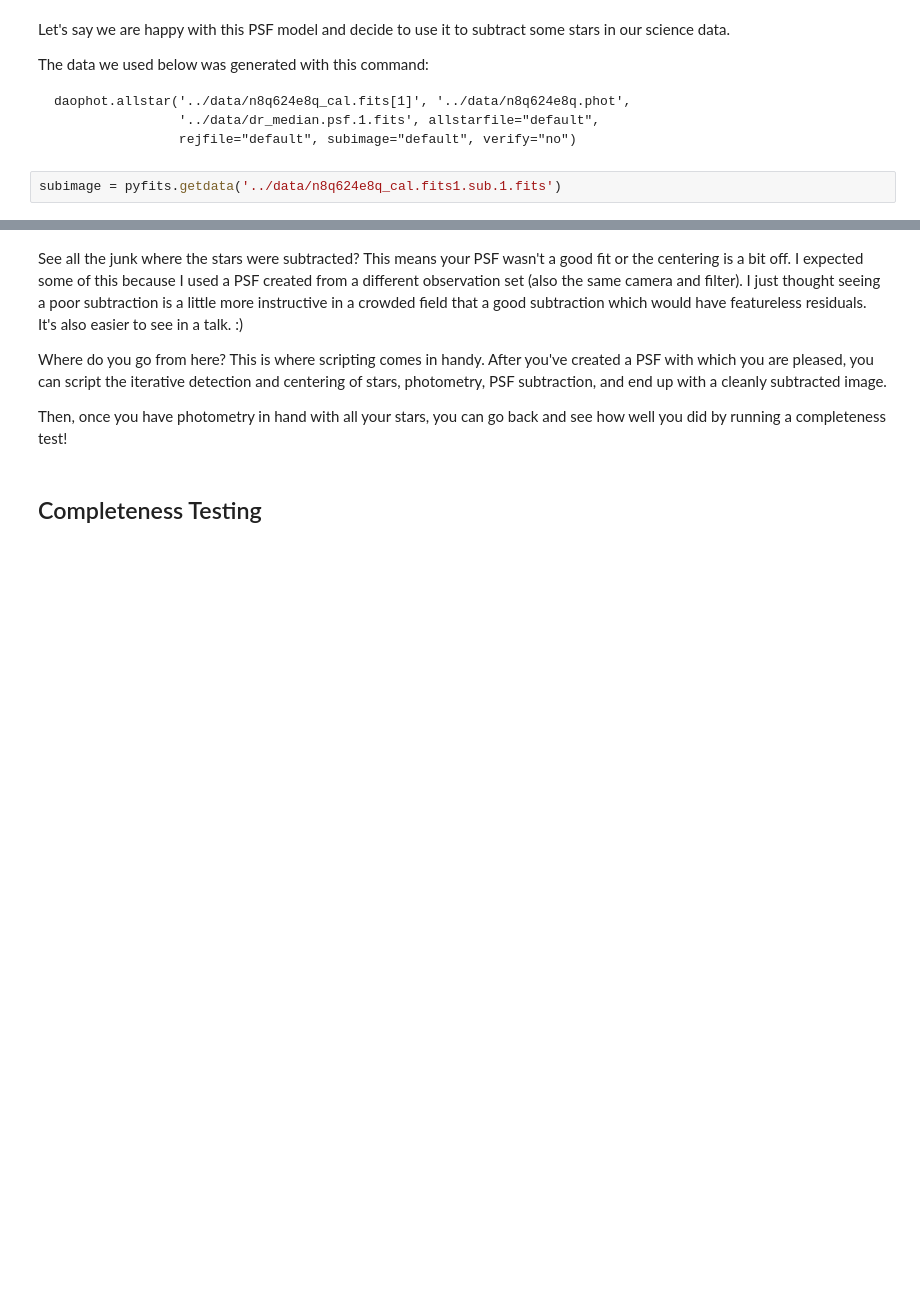
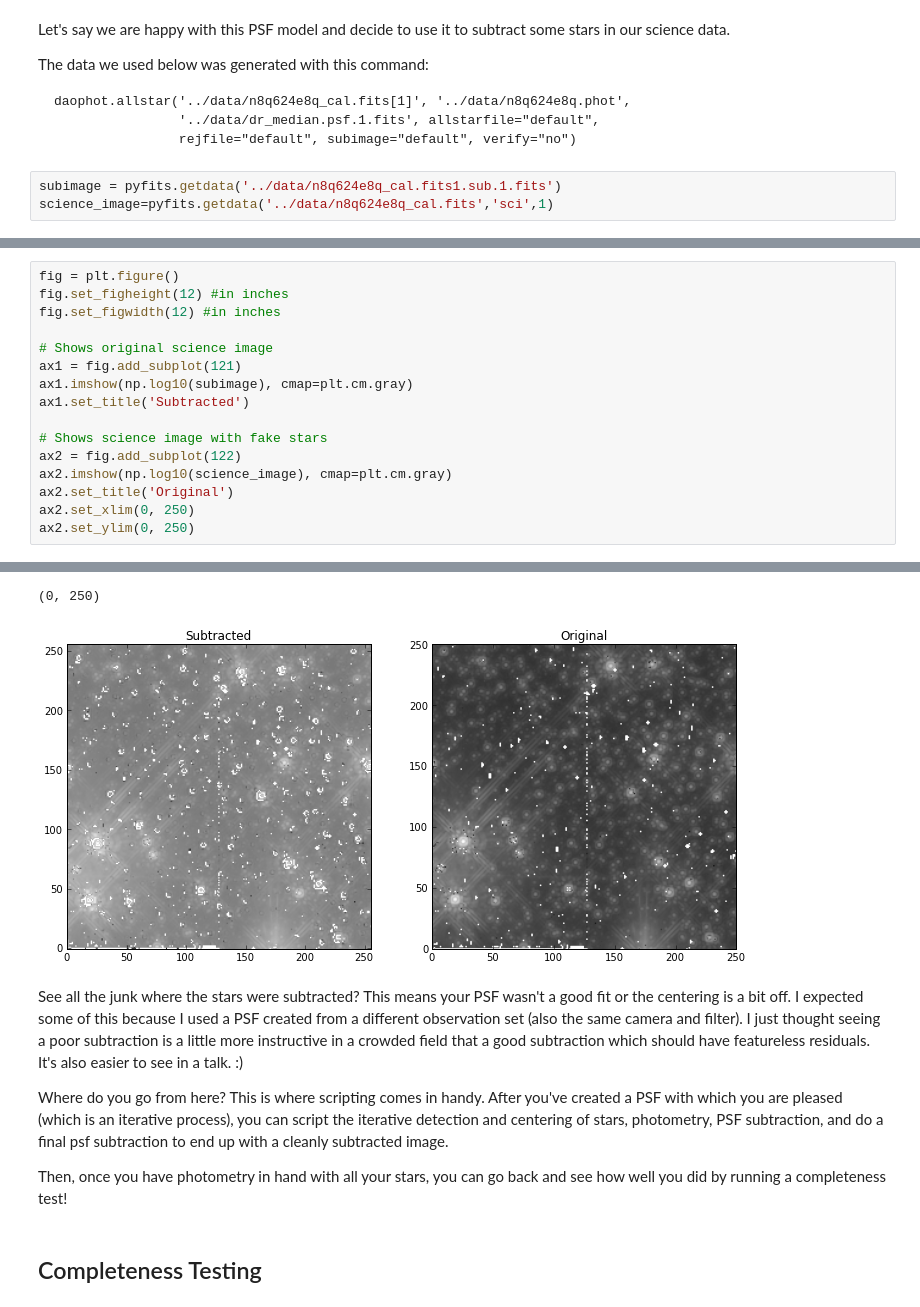
Before and after one commit to spacetelescope/scientific-python-training-2012, a Jupyter notebook: lecture_notebooks/Session4_phot_2.ipynb, the cells around one changed output, grey strips where cells are left out. Drawn from its saved outputs; the diff is of its cells as text; blank space fills up the shorter version.

```diff
--- a/lecture_notebooks/Session4_phot_2.ipynb
+++ b/lecture_notebooks/Session4_phot_2.ipynb
@@ -634,3 +637,4 @@ The data we used below was generated with this command:
                     rejfile="default", subimage="default", verify="no")
 # %%
 subimage = pyfits.getdata('../data/n8q624e8q_cal.fits1.sub.1.fits')
+science_image=pyfits.getdata('../data/n8q624e8q_cal.fits','sci',1)
@@ -643,0 +641,17 @@ WARNING: RuntimeWarning: invalid value encountered in log10 [unknown]
+# %%
+fig = plt.figure()
+fig.set_figheight(12) #in inches
+fig.set_figwidth(12) #in inches
+
+# Shows original science image
+ax1 = fig.add_subplot(121)
+ax1.imshow(np.log10(subimage), cmap=plt.cm.gray)
+ax1.set_title('Subtracted')
+
+# Shows science image with fake stars
+ax2 = fig.add_subplot(122)
+ax2.imshow(np.log10(science_image), cmap=plt.cm.gray)
+ax2.set_title('Original')
+ax2.set_xlim(0, 250)
+ax2.set_ylim(0, 250)
+# %% [output]
@@ -644,11 +662,13 @@ WARNING: RuntimeWarning: invalid value encountered in log10 [unknown]
+(0, 250)
+[figure, added]
 # %% [markdown]
 See all the junk where the stars were subtracted? This means your PSF wasn't a good fit or the centering is a bit off.
 I expected some of this because I used a PSF created from a different observation set (also the same camera and filter).
-I just thought seeing a poor subtraction is a little more instructive in a crowded field that a good subtraction which would have featureless residuals.
+I just thought seeing a poor subtraction is a little more instructive in a crowded field that a good subtraction which should have featureless residuals.
 It's also easier to see in a talk. :)
 
-Where do you go from here?  This is where scripting comes in handy. After you've created a PSF with which you are pleased, you can script
-the iterative detection and centering of stars, photometry, PSF subtraction, and end up with a cleanly subtracted image.
+Where do you go from here?  This is where scripting comes in handy. After you've created a PSF with which you are pleased (which is an iterative process), you can script
+the iterative detection and centering of stars, photometry, PSF subtraction, and do a final psf subtraction to end up with a cleanly subtracted image.
 
 Then, once you have photometry in hand with all your stars, you can go back and see how well you did by running a completeness test!
 # %% [markdown]
```
Also changed, not shown: parts of 48 cells of this notebook.
